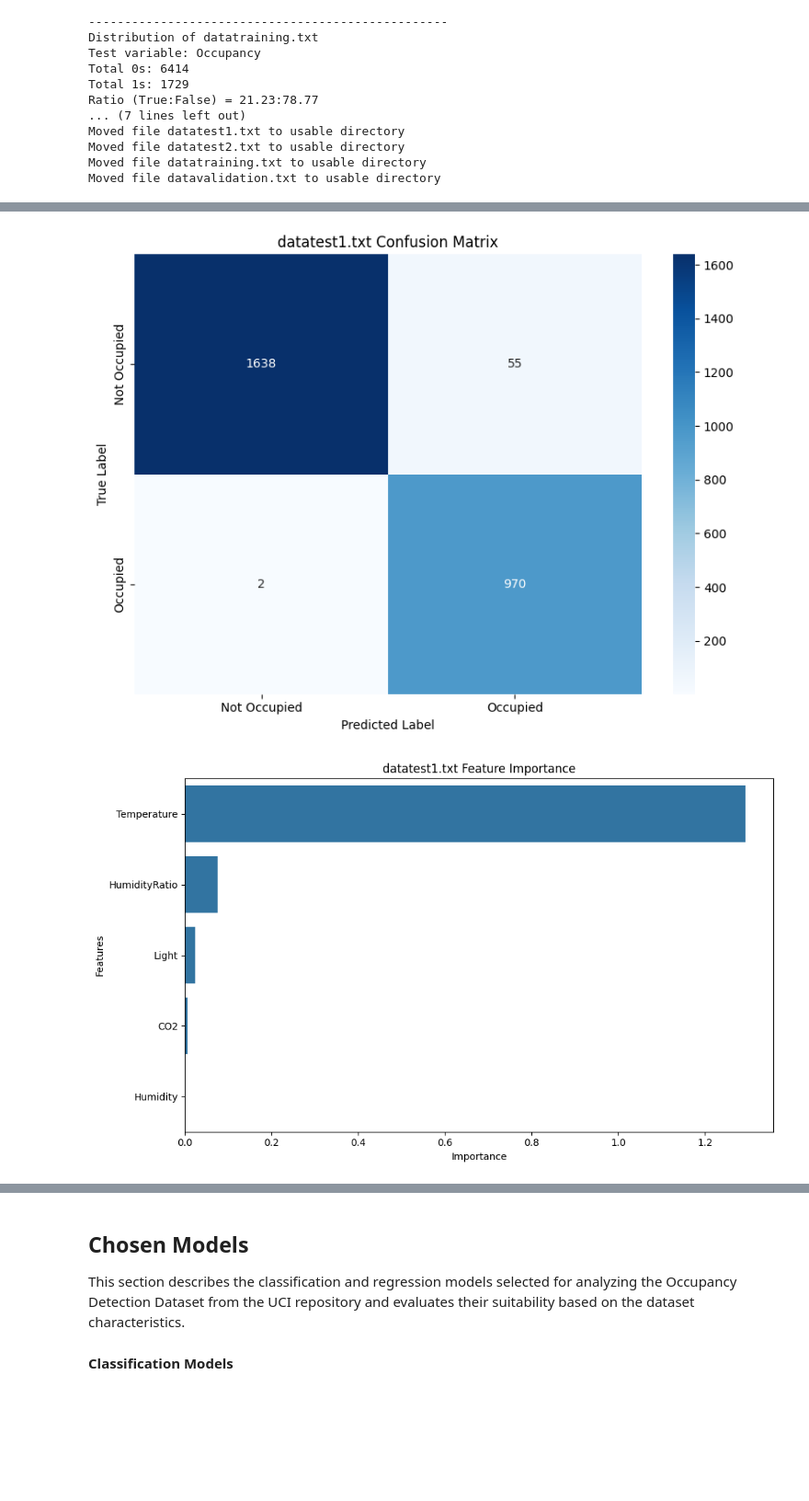
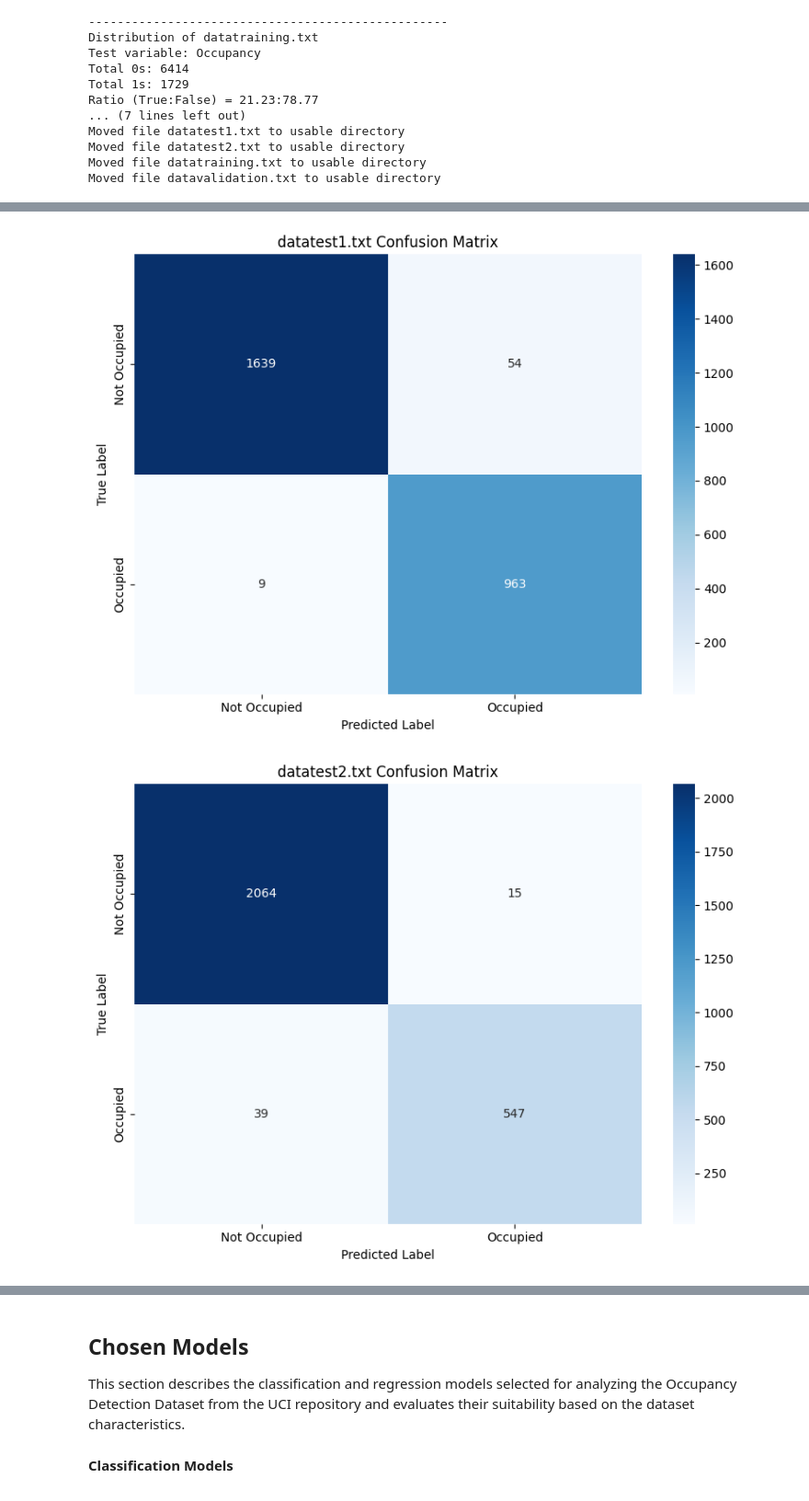
Before and after one commit to X2Abdul/IN3062-AI-Coursework, a Jupyter notebook: report/Report.ipynb, the cells around one changed output, grey strips where cells are left out. Shown at 92% size. Saved outputs shown, nothing was run; the diff lists cells and outputs as text; code cells hidden in the pictures; blank space fills up the shorter version.

```diff
--- a/report/Report.ipynb
+++ b/report/Report.ipynb
@@ -447,6 +436,7 @@ from sklearn.metrics import (
     classification_report
 )
 
+
 # --------------------------------------------------------------------------------------------
 
 
@@ -465,7 +455,8 @@ def load_data(filepath):
 
 def train_logistic_regression(X_train, y_train):
     model = LogisticRegression(
-        random_state=42
+        random_state=42,
+        max_iter = 1000
     )
     model.fit(X_train, y_train)
     return model
@@ -513,7 +504,7 @@ def plot_confusion_matrix(dataset_name, y_test, y_pred):
     plt.show()
 
 
-def plot_feature_importance(dataset_name, feature_names):
+def plot_feature_importance(feature_names):
 
     plt.figure(figsize=(10, 6))
     coefficients = model.coef_[0]
@@ -524,7 +515,7 @@ def plot_feature_importance(dataset_name, feature_names):
     ).sort_values(ascending=False)
 
     sns.barplot(x=feature_importance.values, y=feature_importance.index)
-    plt.title(f'{dataset_name} Feature Importance')
+    plt.title('Feature Importance')
     plt.xlabel('Importance')
     plt.ylabel('Features')
     plt.tight_layout()
@@ -536,12 +527,14 @@ def plot_feature_importance(dataset_name, feature_names):
 
 # Test if in the correct working directory, else change current working directory
 
-cwd = Path().resolve()
+while True:
 
-if not (cwd / "src").is_dir():
-    os.chdir(cwd.parent)
+    cwd = Path().resolve()
 
-# Move to the datasets directory and make the usable directory
+    if not (cwd / "src").is_dir():
+        os.chdir(cwd.parent)
+    else:
+        break
 
 os.chdir(cwd / "datasets/usable")
 cwd = Path().resolve()
@@ -606,10 +599,8 @@ print("-----------------------------------------------------")
 # Visualizations
 
 plot_confusion_matrix(testing1, y_test1, y_pred1)
-plot_feature_importance(testing1, X_test1.columns)
-
 plot_confusion_matrix(testing2, y_test2, y_pred2)
-plot_feature_importance(testing2, X_test2.columns)
+plot_feature_importance( X_test1.columns)
 # %% [output]
 -----------------------------------------------------
 datatest1.txt results:
@@ -629,4 +620,4 @@ weighted avg       0.99      0.99      0.99      2665
 
 -----------------------------------------------------
 [figure]
-[figure, old version]
+[figure, new version]
```
Also changed, not shown: parts of 24 cells of this notebook.
